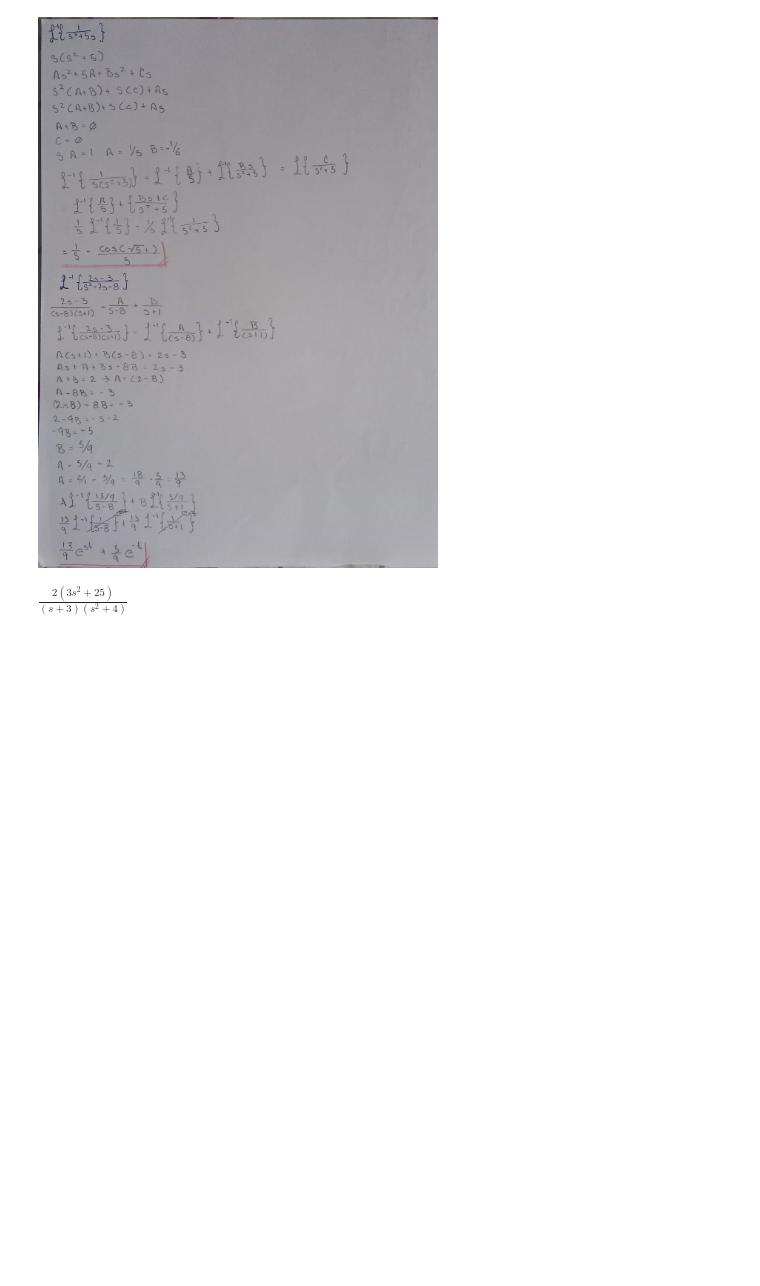
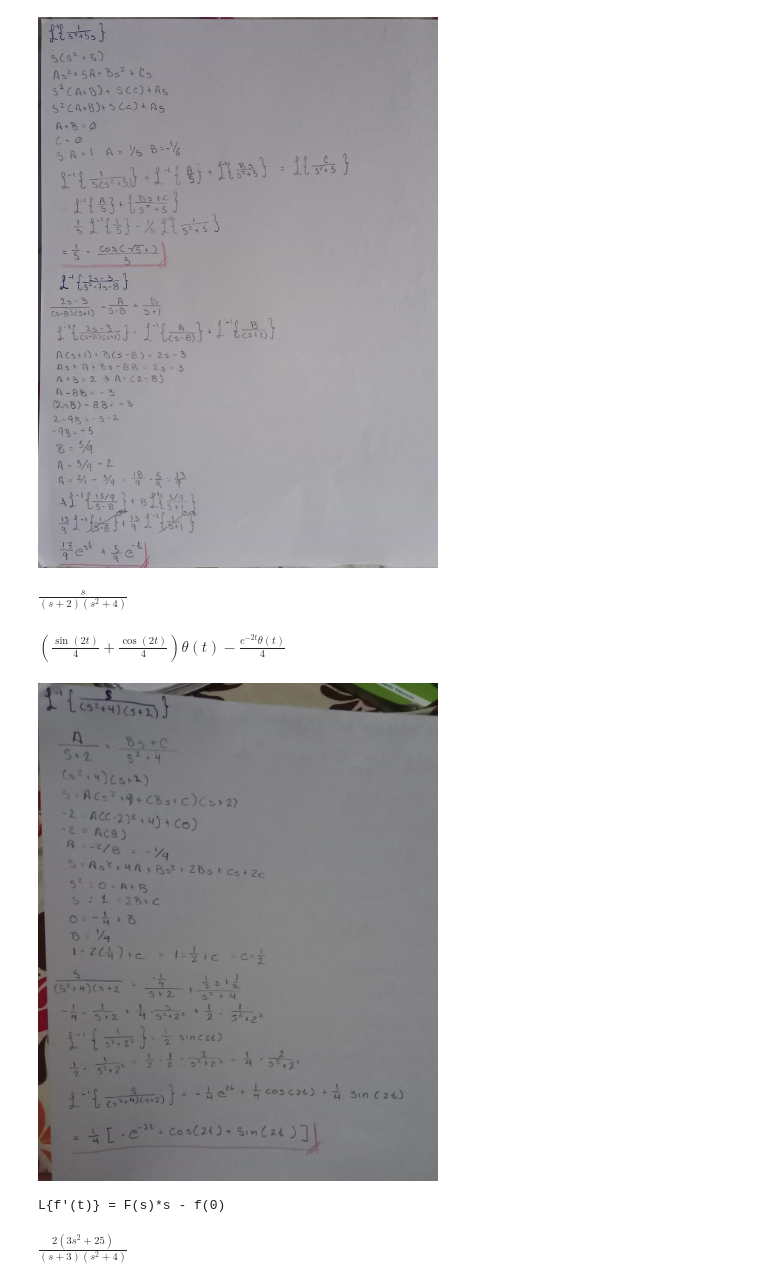
Before and after one commit to 250110609-ship-it/M.A.C, a Jupyter notebook: Plantilla-Problemario-tema-2.ipynb, the cells around one changed output. Cells and saved outputs as stored; diff of their text form; code cells hidden in the pictures; blank space fills up the shorter version.

```diff
--- a/Plantilla-Problemario-tema-2.ipynb
+++ b/Plantilla-Problemario-tema-2.ipynb
@@ -563,6 +563,45 @@ from IPython.display import Image
 Image(filename="8.jpeg", width=400, height=400)
 # %% [output]
 [figure]
+# %%
+import sympy
+from sympy import *
+sympy.init_printing()
+
+t = sympy.Symbol('t')
+s = sympy.Symbol('s')
+
+F = s / ((s**2 + 4) * (s + 2))
+F
+# %% [output]
+$\displaystyle \frac{s}{\left(s + 2\right) \left(s^{2} + 4\right)}$
+# %%
+f = sympy.inverse_laplace_transform(F, s, t)
+f
+# %% [output]
+$\displaystyle \left(\frac{\sin{\left(2 t \right)}}{4} + \frac{\cos{\left(2 t \right)}}{4}\right) \theta\left(t\right) - \frac{e^{- 2 t} \theta\left(t\right)}{4}$
+# %%
+from IPython.display import Image
+Image(filename="9.jpeg", width=400, height=400)
+# %% [output]
+[figure, added]
+# %%
+import sympy as sp
+
+# Definir símbolos
+t, s = sp.symbols('t s', real=True, positive=True)
+f = sp.Function('f')
+F = sp.Symbol('F(s)')
+
+# Calcular la transformada
+L_f_prima = sp.laplace_transform(sp.diff(f(t), t), t, s, noconds=True)
+
+# Sustituir LaplaceTransform(f(t), t, s) por F(s)
+resultado_limpio = L_f_prima.subs(sp.LaplaceTransform(f(t), t, s), F)
+
+print(f"L{{f'(t)}} = {resultado_limpio}")
+# %% [output]
+L{f'(t)} = F(s)*s - f(0)
 # %%
 import sympy
 from sympy import *
```
Also changed, not shown: parts of 12 cells of this notebook.
